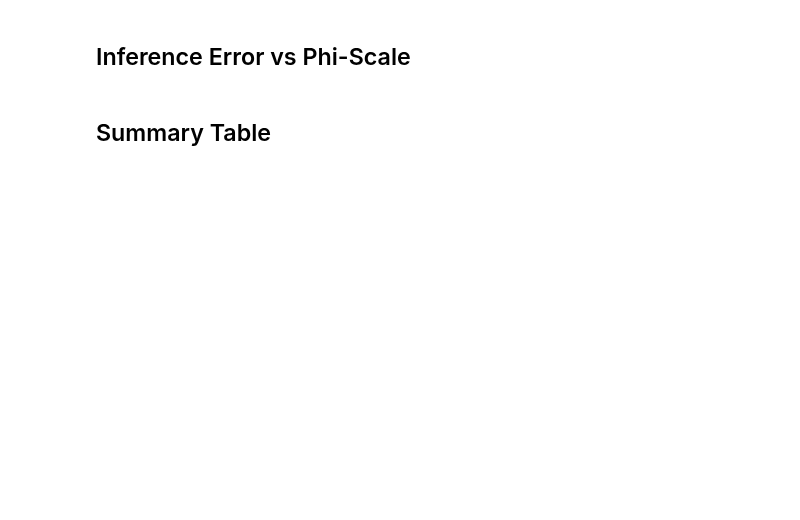
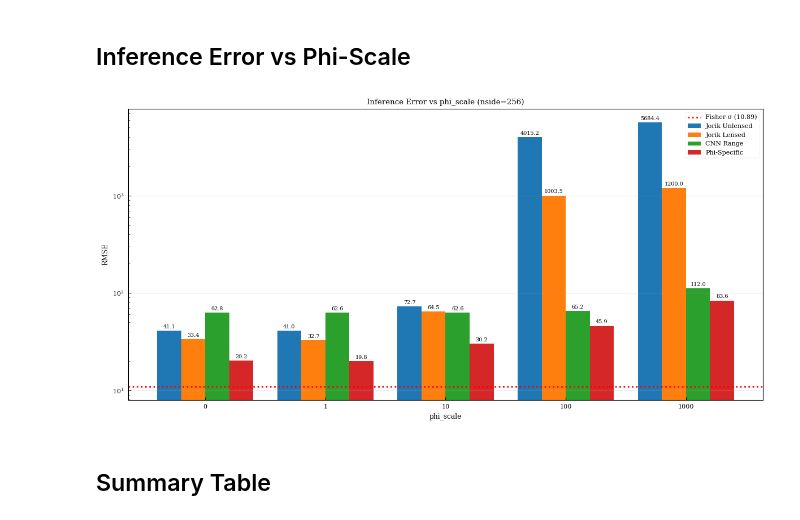
Before and after one commit to JBrandonS/MLPNG, a Jupyter notebook: notebooks/phi_scale_impact.ipynb, the cells around one changed output. Cells and saved outputs as stored; diff of their text form; code cells hidden in the pictures; blank space fills up the shorter version.

```diff
--- a/notebooks/phi_scale_impact.ipynb
+++ b/notebooks/phi_scale_impact.ipynb
@@ -327,6 +350,7 @@ jorik_unlensed, hist_ju, time_ju = load_or_train(
     lambda: build_jorik_model(core.npix, core.npols, len(core.shapes)),
     train_u,
     val_u,
+    model_name="jorik-unlensed",
     use_cosine=False,
 )
 preds_ju, truth_ju, rmse_ju, mae_ju = evaluate_model(jorik_unlensed, test_u)
@@ -355,6 +376,7 @@ jorik_lensed, hist_jl, time_jl = load_or_train(
     lambda: build_jorik_model(core.npix, core.npols, len(core.shapes)),
     train_l,
     val_l,
+    model_name="jorik-lensed",
     use_cosine=False,
 )
 preds_jl, truth_jl, rmse_jl, mae_jl = evaluate_model(jorik_lensed, test_l)
@@ -381,6 +407,7 @@ cnn_range, hist_cr, time_cr = load_or_train(
     lambda: build_encoder_model(core.npix, core.npols, len(core.shapes), best_params),
     train_r,
     val_r,
+    model_name="encoder-range",
     use_cosine=True,
 )
 preds_cr, truth_cr, rmse_cr, mae_cr = evaluate_model(cnn_range, test_r)
@@ -397,9 +428,14 @@ print(f"CNN Range - RMSE: {rmse_cr:.4f}, MAE: {mae_cr:.4f}, Time: {time_cr:.1f}s
 # %% [markdown]
 ## Train Phi-Specific Models
 # %%
+from IPython.display import clear_output
+
 phi_models = {}
 
 for phi in tqdm(PHI_SCALES, desc="Training phi-specific models"):
+    clear_output(wait=True)
+    print(f"Processing phi={phi}...")
+
     train_p, val_p, test_p = create_dataset(
         "lensed", phi_scale=float(phi), cache_suffix=f"-phi{phi}"
     )
@@ -412,6 +448,7 @@ for phi in tqdm(PHI_SCALES, desc="Training phi-specific models"):
         ),
         train_p,
         val_p,
+        model_name=f"encoder-phi{phi}",
         use_cosine=True,
     )
 
@@ -427,3 +464,12 @@ for phi in tqdm(PHI_SCALES, desc="Training phi-specific models"):
         "test_ds": test_p,
     }
     print(f"phi={phi}: RMSE={rmse_p:.4f}, MAE={mae_p:.4f}, Time={time_p:.1f}s")
+
+# Final summary after loop
+clear_output(wait=True)
+print("Training complete! Results:")
+for phi in PHI_SCALES:
+    data = phi_models[phi]
+    print(
+        f"phi={phi}: RMSE={data['rmse']:.4f}, MAE={data['mae']:.4f}, Time={data['time']:.1f}s"
+    )
@@ -573,33 +647,36 @@ if sigma_lensed:
         sigma_lensed,
         color="red",
         linestyle=":",
         lw=2,
         label=f"Fisher σ ({sigma_lensed:.2f})",
     )
 
 ax.set_xticks(x)
 ax.set_xticklabels(PHI_SCALES)
 ax.set_xlabel("phi_scale")
 ax.set_ylabel("RMSE")
 ax.set_title(f"Inference Error vs phi_scale (nside={core.nside})")
 ax.legend()
 ax.grid(True, alpha=0.3, axis="y")
+ax.set_yscale("log")
 
 # Add value labels
 for bars in [bars1, bars2, bars3, bars4]:
     for bar in bars:
         h = bar.get_height()
         ax.annotate(
             f"{h:.1f}",
             xy=(bar.get_x() + bar.get_width() / 2, h),
             xytext=(0, 3),
             textcoords="offset points",
             ha="center",
             fontsize=7,
         )
 
 plt.tight_layout()
 plt.show()
+# %% [output]
+[figure, added]
 # %% [markdown]
 ## Summary Table
 # %%
```
Also changed, not shown: parts of 19 cells of this notebook, 4 other files.
